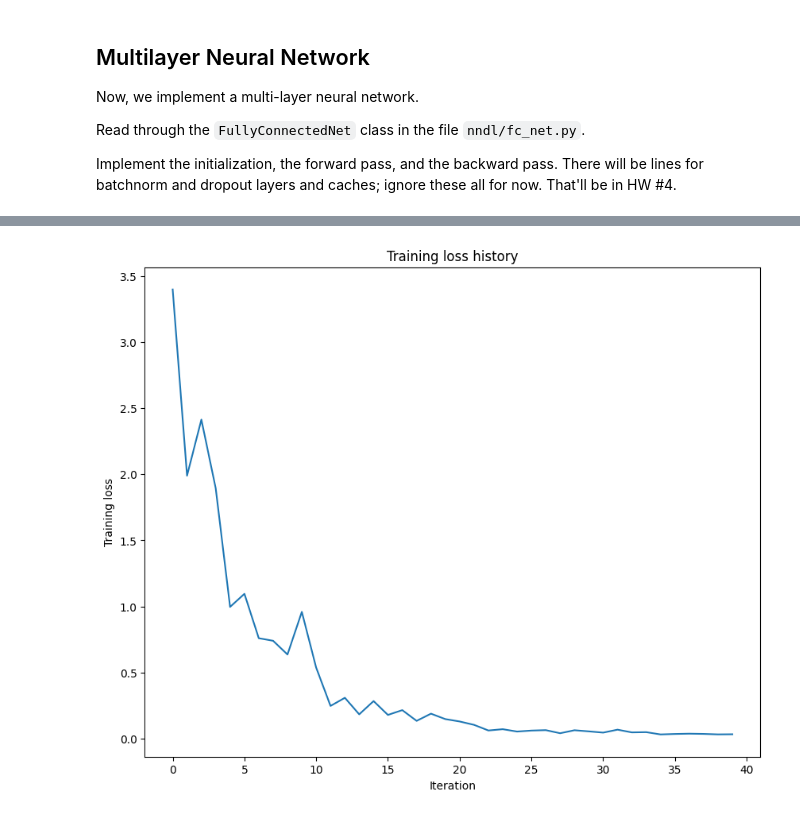
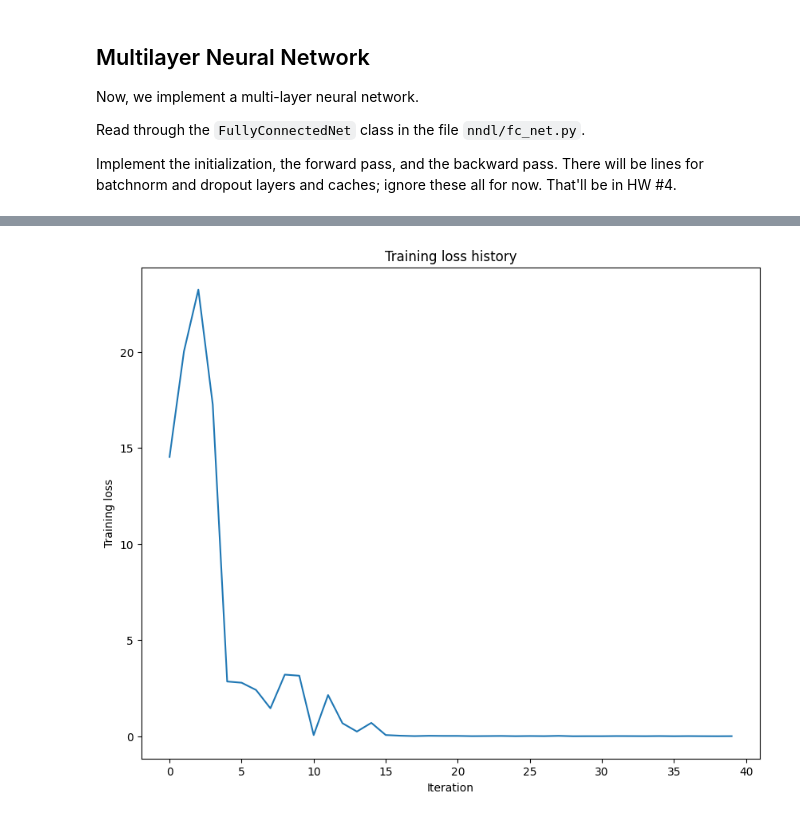
Before and after one commit to JunKang13/ece247, a Jupyter notebook: hw3/FC_nets.ipynb, the cells around one changed output, grey strips where cells are left out. Saved outputs shown, nothing was run; the diff lists cells and outputs as text; code cells hidden in the pictures.

```diff
--- a/hw3/FC_nets.ipynb
+++ b/hw3/FC_nets.ipynb
@@ -435,8 +435,8 @@ small_data = {
 #### !!!!!!
 # Play around with the weight_scale and learning_rate so that you can overfit a small dataset.
 # Your training accuracy should be 1.0 to receive full credit on this part.
-weight_scale = 2e-2
-learning_rate = 5e-3
+weight_scale = 4e-2
+learning_rate = 2e-3
 
 model = FullyConnectedNet([100, 100],
               weight_scale=weight_scale, dtype=np.float64)
@@ -475 +475 @@ plt.show()
-[figure, old version]
+[figure, new version]
```
Also changed, not shown: parts of 9 cells of this notebook, 3 other files.
